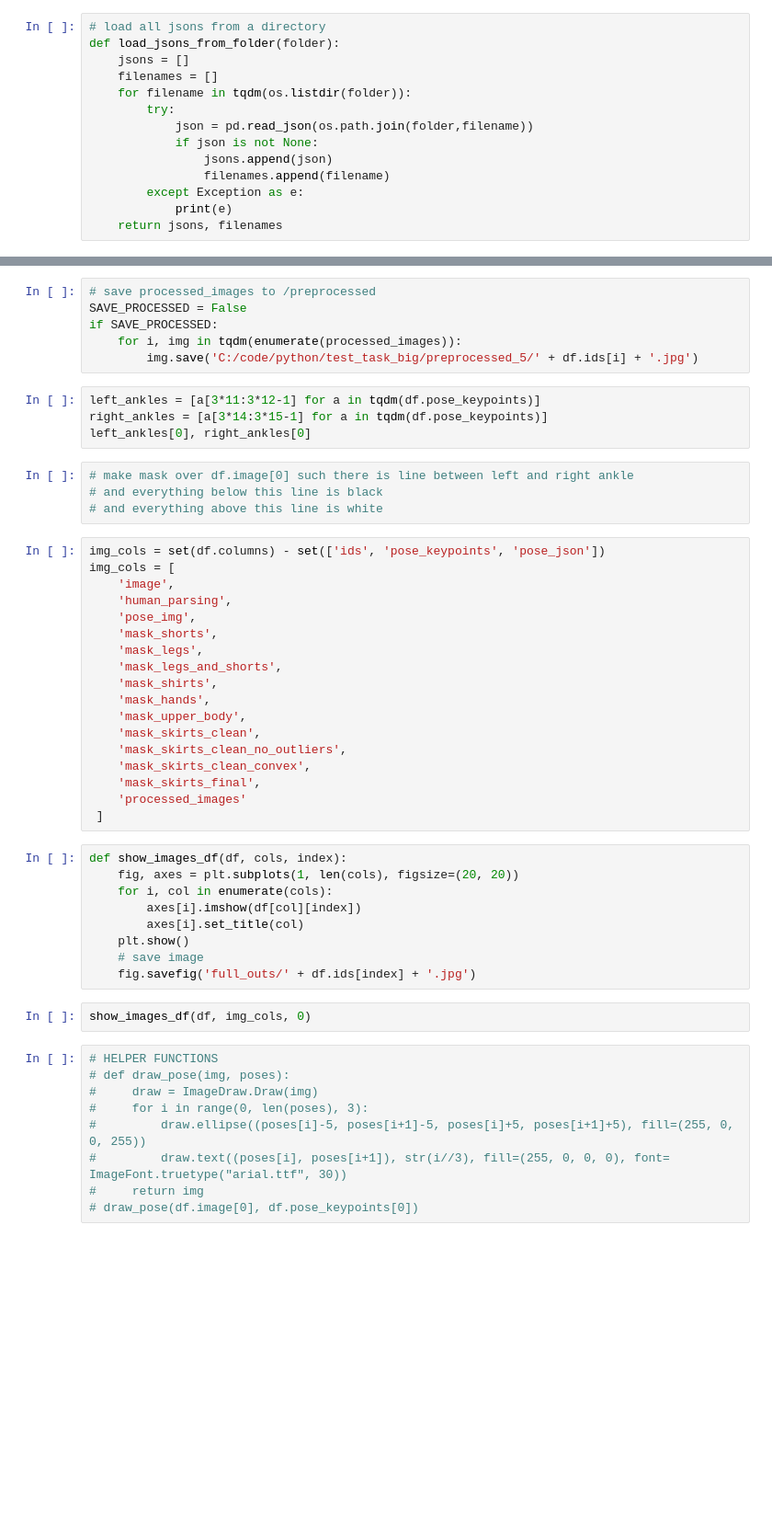
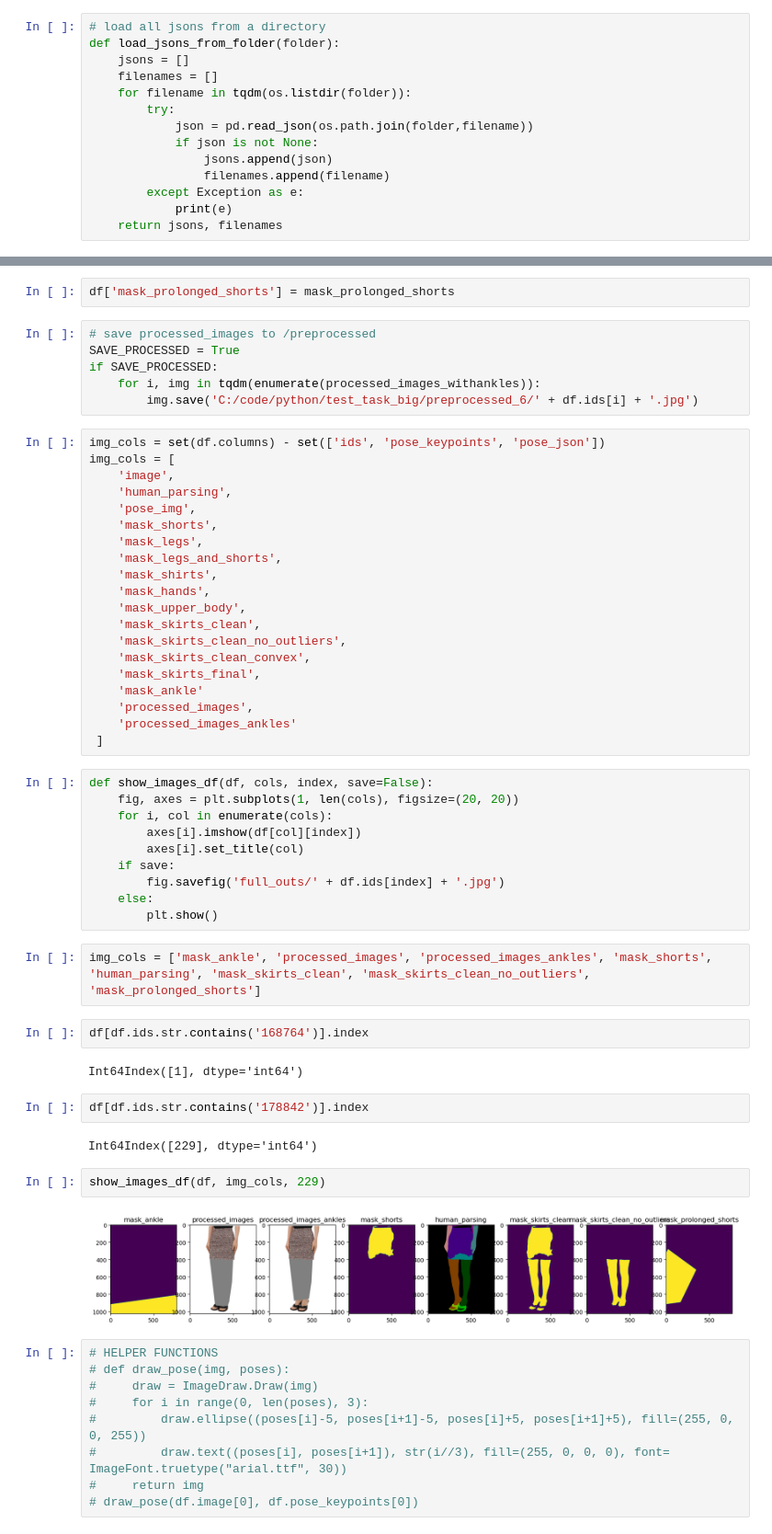
Before and after one commit to mShaldzhiyan/test_task_big, a Jupyter notebook: main.ipynb, the cells around one changed output, grey strips where cells are left out. Shown: that part at 92% size. Drawn from its saved outputs; the diff is of its cells as text; blank space fills up the shorter version.

```diff
--- a/main.ipynb
+++ b/main.ipynb
@@ -127,17 +190,11 @@ else:
+# %%
+df['mask_prolonged_shorts'] = mask_prolonged_shorts
 # %%
 # save processed_images to /preprocessed
-SAVE_PROCESSED = False
+SAVE_PROCESSED = True
 if SAVE_PROCESSED:
-    for i, img in tqdm(enumerate(processed_images)):
-        img.save('C:/code/python/test_task_big/preprocessed_5/' + df.ids[i] + '.jpg')
+    for i, img in tqdm(enumerate(processed_images_withankles)):
+        img.save('C:/code/python/test_task_big/preprocessed_6/' + df.ids[i] + '.jpg')
-# %%
-left_ankles = [a[3*11:3*12-1] for a in tqdm(df.pose_keypoints)]
-right_ankles = [a[3*14:3*15-1] for a in tqdm(df.pose_keypoints)]
-left_ankles[0], right_ankles[0]
-# %%
-# make mask over df.image[0] such there is line between left and right ankle
-# and everything below this line is black
-# and everything above this line is white
 # %%
 img_cols = set(df.columns) - set(['ids', 'pose_keypoints', 'pose_json'])
 img_cols = [
@@ -154,19 +211,34 @@ img_cols = [
     'mask_skirts_clean_no_outliers',
     'mask_skirts_clean_convex',
     'mask_skirts_final',
-    'processed_images'
+    'mask_ankle'
+    'processed_images',
+    'processed_images_ankles'
  ]
 # %%
-def show_images_df(df, cols, index):
+def show_images_df(df, cols, index, save=False):
     fig, axes = plt.subplots(1, len(cols), figsize=(20, 20))
     for i, col in enumerate(cols):
         axes[i].imshow(df[col][index])
         axes[i].set_title(col)
-    plt.show()
-    # save image
-    fig.savefig('full_outs/' + df.ids[index] + '.jpg')
+    if save:
+        fig.savefig('full_outs/' + df.ids[index] + '.jpg')
+    else:
+        plt.show()
+# %%
+img_cols = ['mask_ankle', 'processed_images', 'processed_images_ankles', 'mask_shorts', 'human_parsing', 'mask_skirts_clean', 'mask_skirts_clean_no_outliers', 'mask_prolonged_shorts']
+# %%
+df[df.ids.str.contains('168764')].index
+# %% [output]
+Int64Index([1], dtype='int64')
+# %%
+df[df.ids.str.contains('178842')].index
+# %% [output]
+Int64Index([229], dtype='int64')
 # %%
-show_images_df(df, img_cols, 0)
+show_images_df(df, img_cols, 229)
+# %% [output]
+[figure, added]
 # %%
 # HELPER FUNCTIONS
 # def draw_pose(img, poses):
```
Also changed, not shown: parts of 8 cells of this notebook, 3 other files.
